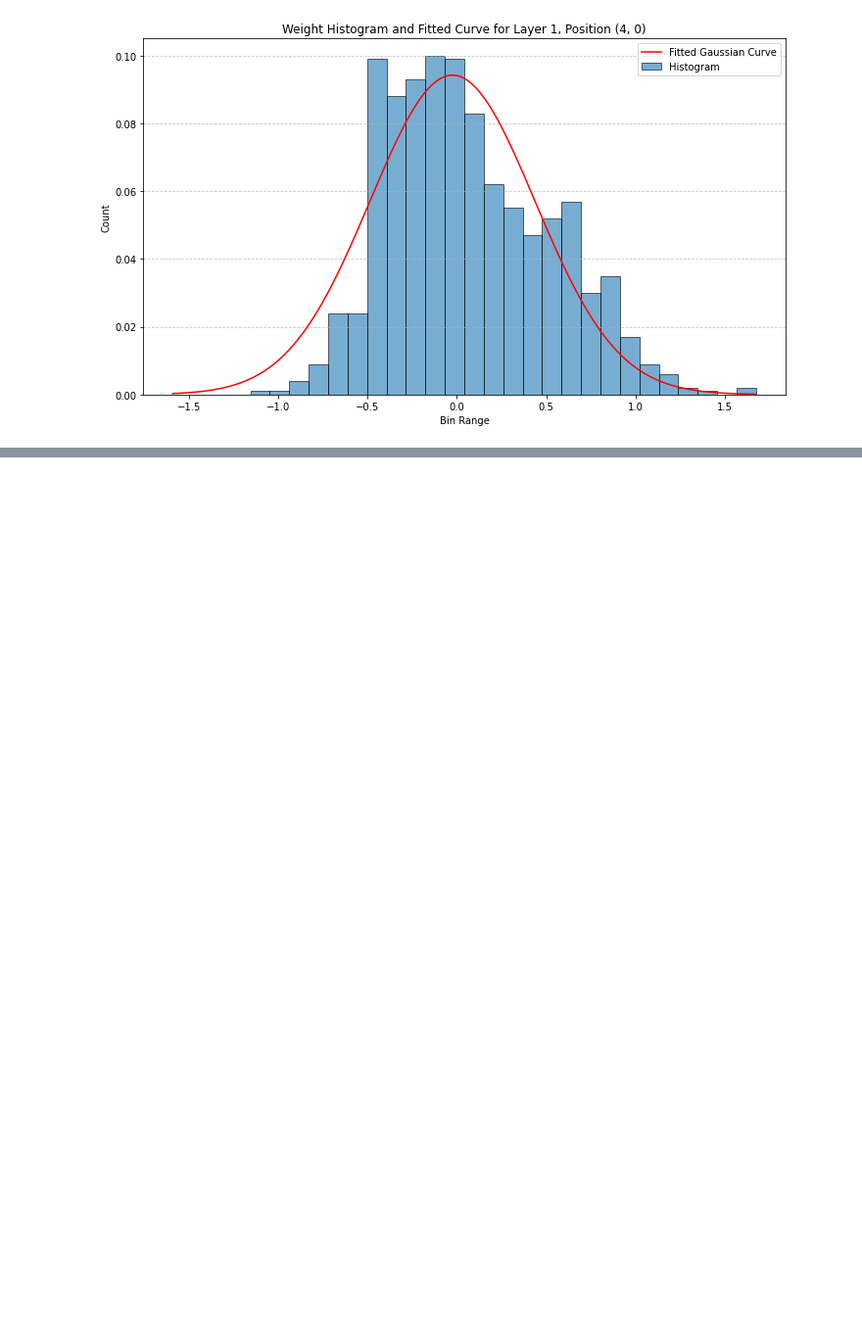
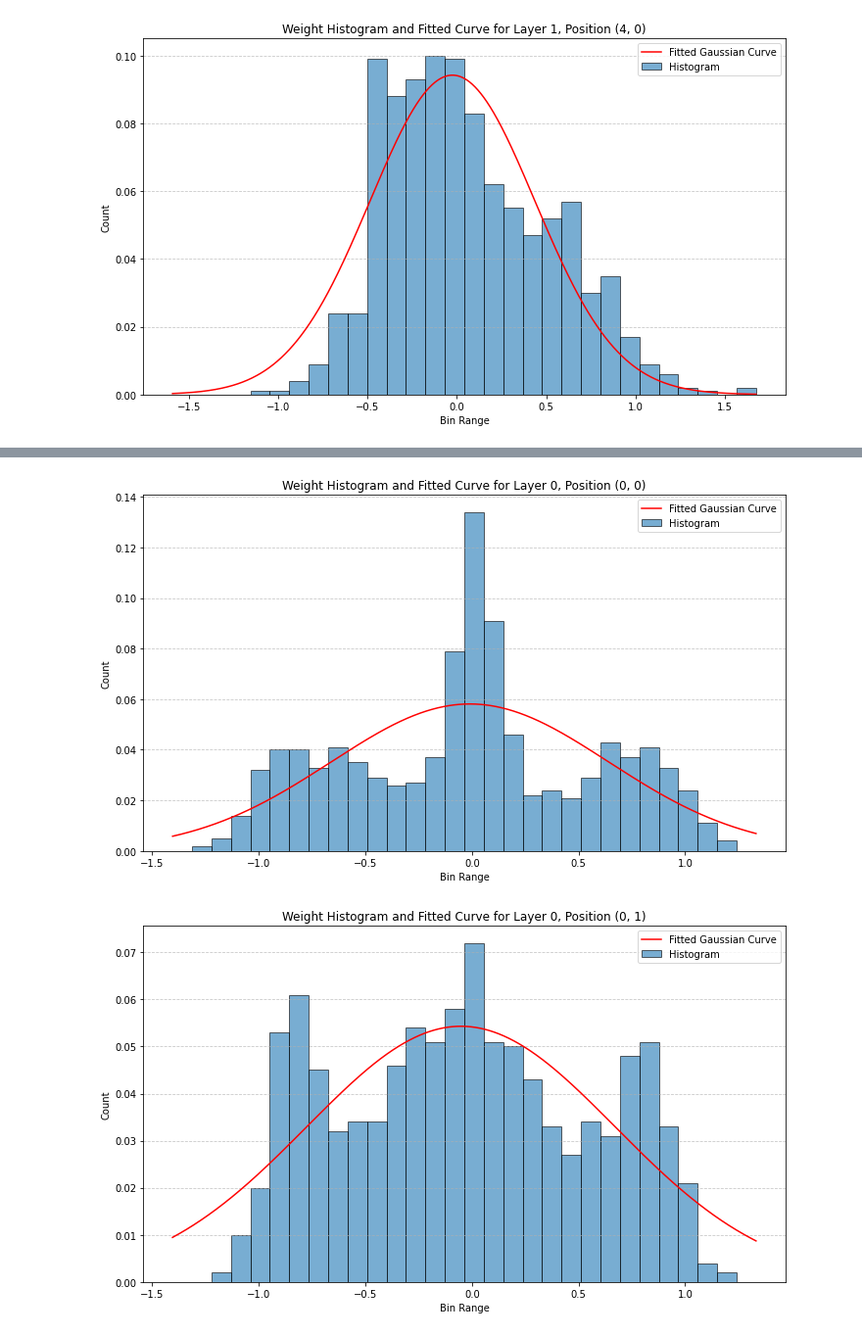
Before and after one commit to simoncole/GWAS-approach-to-NN-interp, a Jupyter notebook: binningWeights.ipynb, the cells around one changed output, grey strips where cells are left out. Shown at 98% size. Cells and saved outputs as stored; diff of their text form; code cells hidden in the pictures; blank space fills up the shorter version.

```diff
--- a/binningWeights.ipynb
+++ b/binningWeights.ipynb
@@ -672,0 +571,44 @@ ce_cluster_index = ce_cluster_indices[layer][neuron_idx, from_weight_idx]
+# %%
+def plot_unique_distributions(indices, layer, normalized_distributions, all_bin_edges, fit_params):
+    """
+    Plot unique distributions for a specified layer based on cluster indices.
+
+    Parameters:
+    - indices: A 3D matrix (list of 2D NumPy arrays) where each element corresponds to a layer,
+               and each value in the innermost array represents the cluster index for a Gaussian.
+               Shape: (layers, neurons, from_weights).
+    - layer: The layer (index) for which to plot unique distributions.
+    - normalized_distributions: A 4D matrix representing the normalized weight distributions.
+                                Shape: (layers, neurons, from_weights, bins).
+    - all_bin_edges: A list of bin edges for each layer, used for plotting the histogram bins.
+                     Shape: (layers, bin_edges_per_layer).
+    - fit_params: A list of fitted Gaussian parameters for each layer.
+                  Shape: (layers, neurons, from_weights, 3).
+
+    Description:
+    - This function plots unique Gaussian weight distributions for a specified layer.
+    - A distribution is considered "unique" if it belongs to a cluster that has not yet been plotted
+      (as determined by the cluster indices in `indices`).
+    - The function iterates through the neurons and weights of the specified layer, identifies
+      unique distributions (based on their cluster index), and plots them using the provided
+      `plot_weight_bins_with_fit` function.
+    """
+    layer_indices = indices[layer]
+
+    seen_indices = set()
+
+    for i, unique_distribution_neuron_indices in enumerate(layer_indices):
+        for j, unique_distribution_index in enumerate(unique_distribution_neuron_indices):
+            if unique_distribution_index not in seen_indices:
+                plot_weight_bins_with_fit(
+                    normalized_distributions, layer_bin_ranges[layer],
+                    fit_params=fit_params, layer=layer, weight_position=(i, j)
+                )
+                seen_indices.add(unique_distribution_index)
+# %%
+plot_unique_distributions(kl_indices, 0, normalized_distributions, layer_bin_ranges, fit_params)
+plot_unique_distributions(kl_indices, 1, normalized_distributions, layer_bin_ranges, fit_params)
+plot_unique_distributions(kl_indices, 2, normalized_distributions, layer_bin_ranges, fit_params)
+# %% [output]
+[figure, added]
+[figure, added]
```
Also changed, not shown: parts of 7 cells of this notebook.
